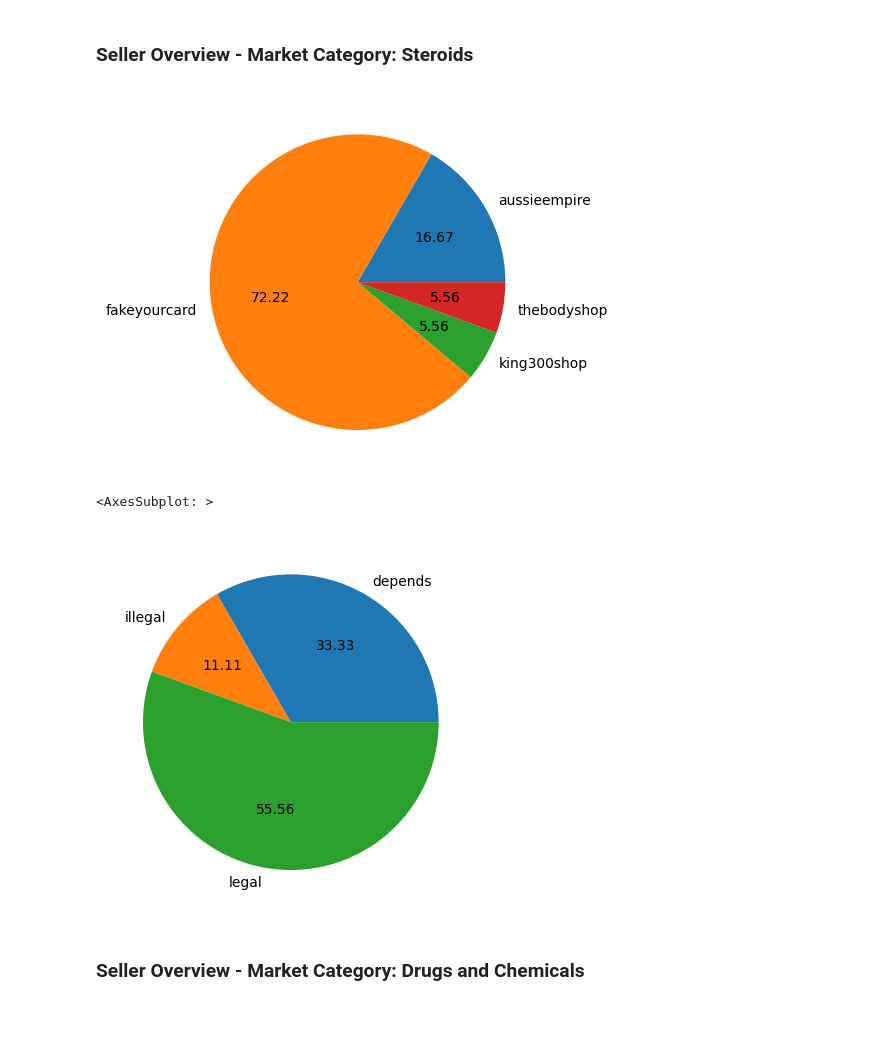
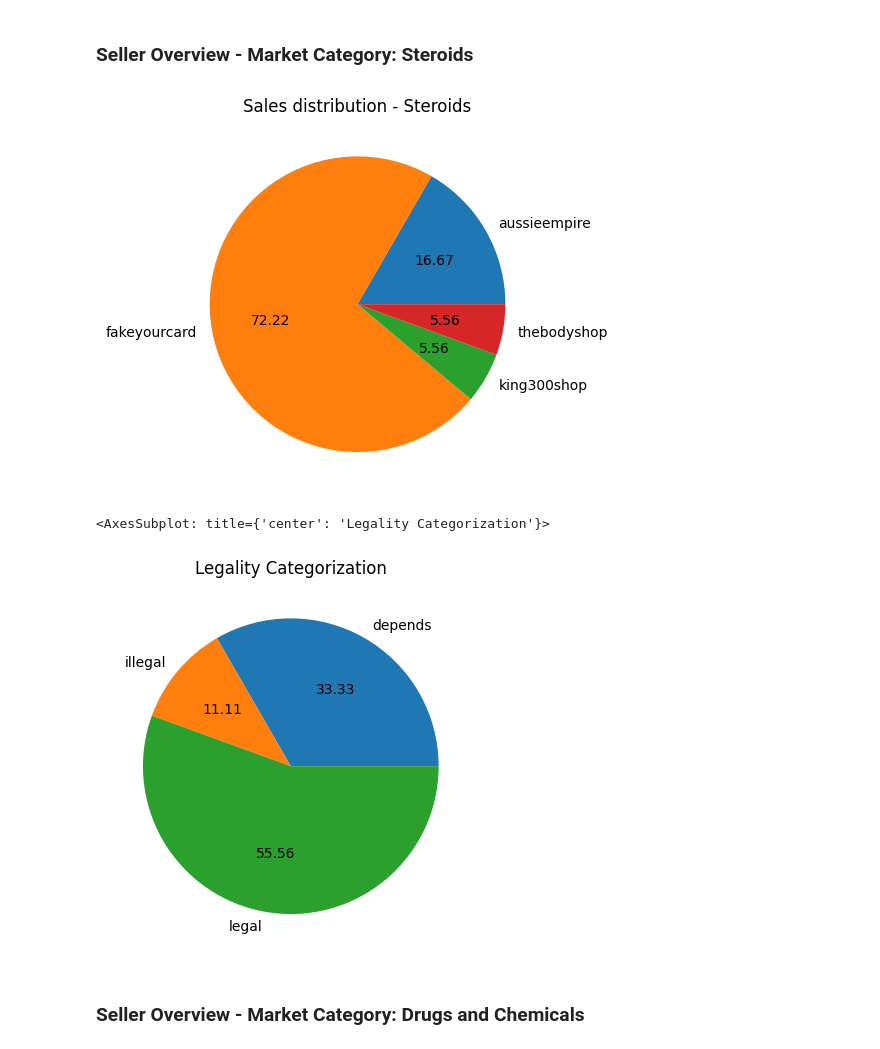
Before and after one commit to Hannival00/Mod09DigitalForensicsAss1, a Jupyter notebook: digital_forensics_assignment.ipynb, the cells around one changed output. Saved outputs shown, nothing was run; the diff lists cells and outputs as text; code cells hidden in the pictures; blank space fills up the shorter version.

```diff
--- a/digital_forensics_assignment.ipynb
+++ b/digital_forensics_assignment.ipynb
@@ -184,18 +185,18 @@ df.groupby('Ranking (Legal/Illegal/Depends)').size().plot(kind='pie',  autopct='
 # %%
 target = 'Steroids'
 df = data[(data['Market Category'] == target)]
-df.groupby('Seller').size().plot(kind='pie',  autopct='%.2f')
+df.groupby('Seller').size().plot(kind='pie',  autopct='%.2f', title='Sales distribution - Steroids')
 #print(f"Number of sales per seller in category: {target}")
 #display(df.groupby('Seller').size())
 count = dict(Counter(" ".join(df['Reason']).split()).most_common(10))
 # %% [output]
-[figure, old version]
+[figure, new version]
 # %%
 df = data[(data['Market Category'] == target)]
-df.groupby('Ranking (Legal/Illegal/Depends)').size().plot(kind='pie',  autopct='%.2f')
+df.groupby('Ranking (Legal/Illegal/Depends)').size().plot(kind='pie',  autopct='%.2f', title='Legality Categorization')
 # %% [output]
-<AxesSubplot: >
+<AxesSubplot: title={'center': 'Legality Categorization'}>
-[figure, old version]
+[figure, new version]
 # %% [markdown]
 ### Seller Overview - Market Category: Drugs and Chemicals
 # %%
```
Also changed, not shown: parts of 14 cells of this notebook.
